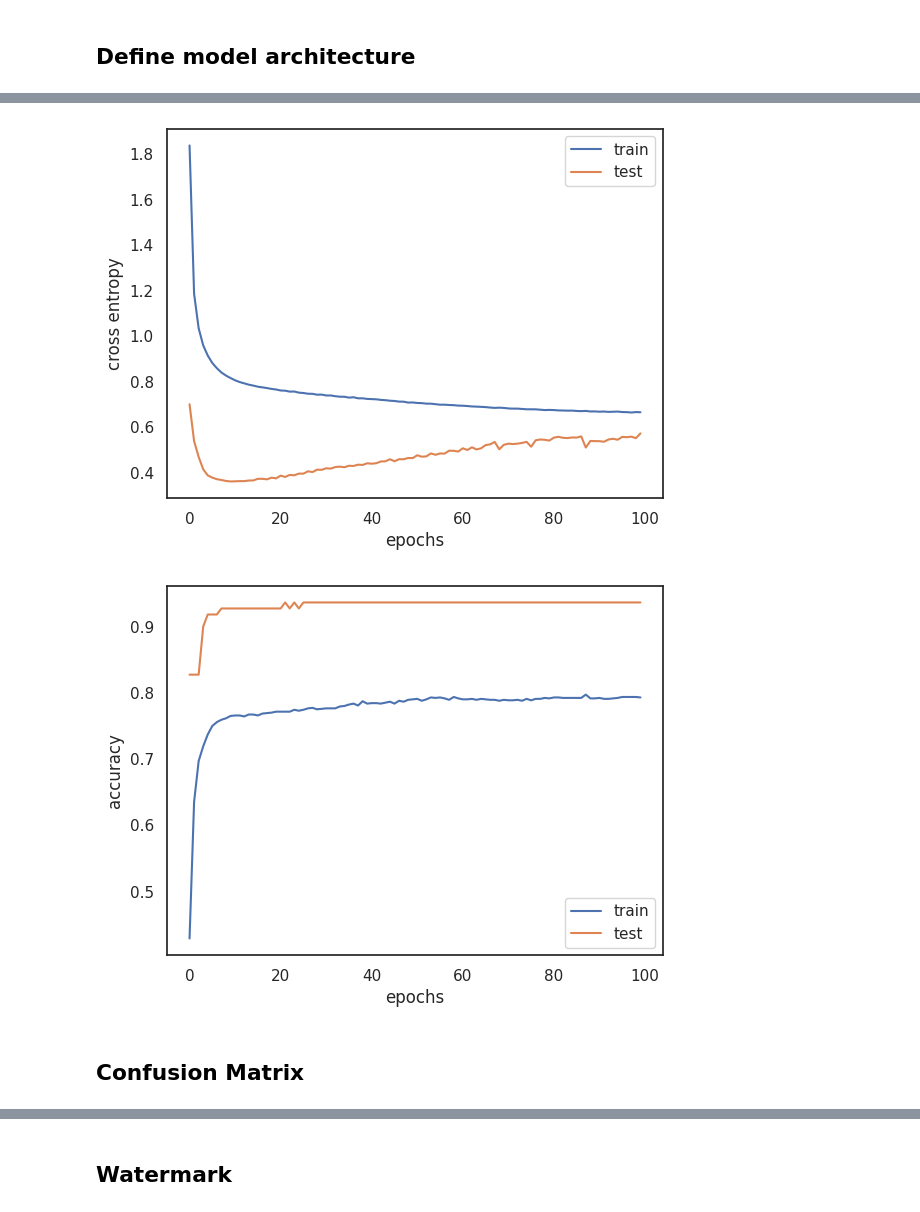
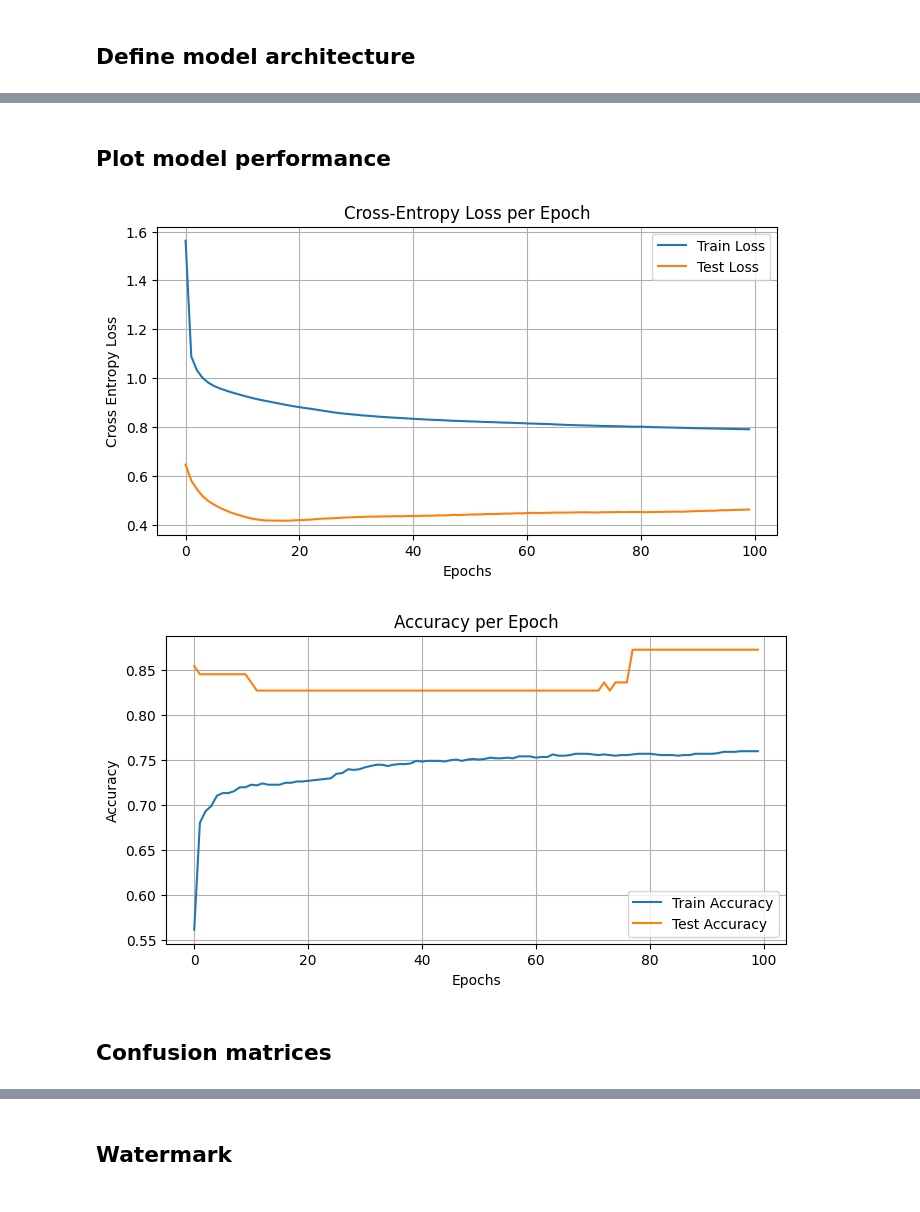
Before and after one commit to f-marchi/ALMA, a Jupyter notebook: 5_PyTorch_Multiclass_Classifier_v3.ipynb, the cells around one changed output, grey strips where cells are left out. Drawn from its saved outputs; the diff is of its cells as text; code cells hidden in the pictures.

```diff
--- a/5_PyTorch_Multiclass_Classifier_v3.ipynb
+++ b/5_PyTorch_Multiclass_Classifier_v3.ipynb
@@ -86,11 +92,11 @@ import torch
 train_indices = df['Train Test'] == 'Discovery (train) Samples'
 test_indices = df['Train Test'] == 'Validation (test) Samples'
 
-# Convert pandas DataFrame (X) and numpy array (y) into PyTorch tensors
-X_train = torch.tensor(X[train_indices].values, dtype=torch.float32)
-y_train = torch.tensor(y[train_indices].values, dtype=torch.float32)
-X_test = torch.tensor(X[test_indices].values, dtype=torch.float32)
-y_test = torch.tensor(y[test_indices].values, dtype=torch.float32)
+# Convert numpy arrays into PyTorch tensors
+X_train = torch.tensor(X[train_indices], dtype=torch.float32)
+y_train = torch.tensor(y[train_indices], dtype=torch.float32)
+X_test = torch.tensor(X[test_indices], dtype=torch.float32)
+y_test = torch.tensor(y[test_indices], dtype=torch.float32)
 # %%
 import torch.nn as nn
 import torch.optim as optim
@@ -204,22 +210,34 @@ model.load_state_dict(best_weights)
+# %% [markdown]
+## Plot model performance
 # %%
 import matplotlib.pyplot as plt
+import seaborn as sns
+import pandas as pd
+from sklearn.metrics import confusion_matrix
 
-# Plot the loss and accuracy
-plt.plot(train_loss_hist, label="train")
-plt.plot(test_loss_hist, label="test")
-plt.xlabel("epochs")
-plt.ylabel("cross entropy")
+# Plotting the Cross-Entropy Loss
+plt.figure(figsize=(8, 4))
+plt.plot(train_loss_hist, label="Train Loss")
+plt.plot(test_loss_hist, label="Test Loss")
+plt.title("Cross-Entropy Loss per Epoch")
+plt.xlabel("Epochs")
+plt.ylabel("Cross Entropy Loss")
 plt.legend()
+plt.grid(True)
 plt.show()
 
-plt.plot(train_acc_hist, label="train")
-plt.plot(test_acc_hist, label="test")
-plt.xlabel("epochs")
-plt.ylabel("accuracy")
+# Plotting the Accuracy
+plt.figure(figsize=(8, 4))
+plt.plot(train_acc_hist, label="Train Accuracy")
+plt.plot(test_acc_hist, label="Test Accuracy")
+plt.title("Accuracy per Epoch")
+plt.xlabel("Epochs")
+plt.ylabel("Accuracy")
 plt.legend()
+plt.grid(True)
 plt.show()
 # %% [output]
-[figure, old version]
+[figure, new version]
-[figure, old version]
+[figure, new version]
 # %% [markdown]
-## Confusion Matrix
+## Confusion matrices
```
Also changed, not shown: parts of 9 cells of this notebook.
